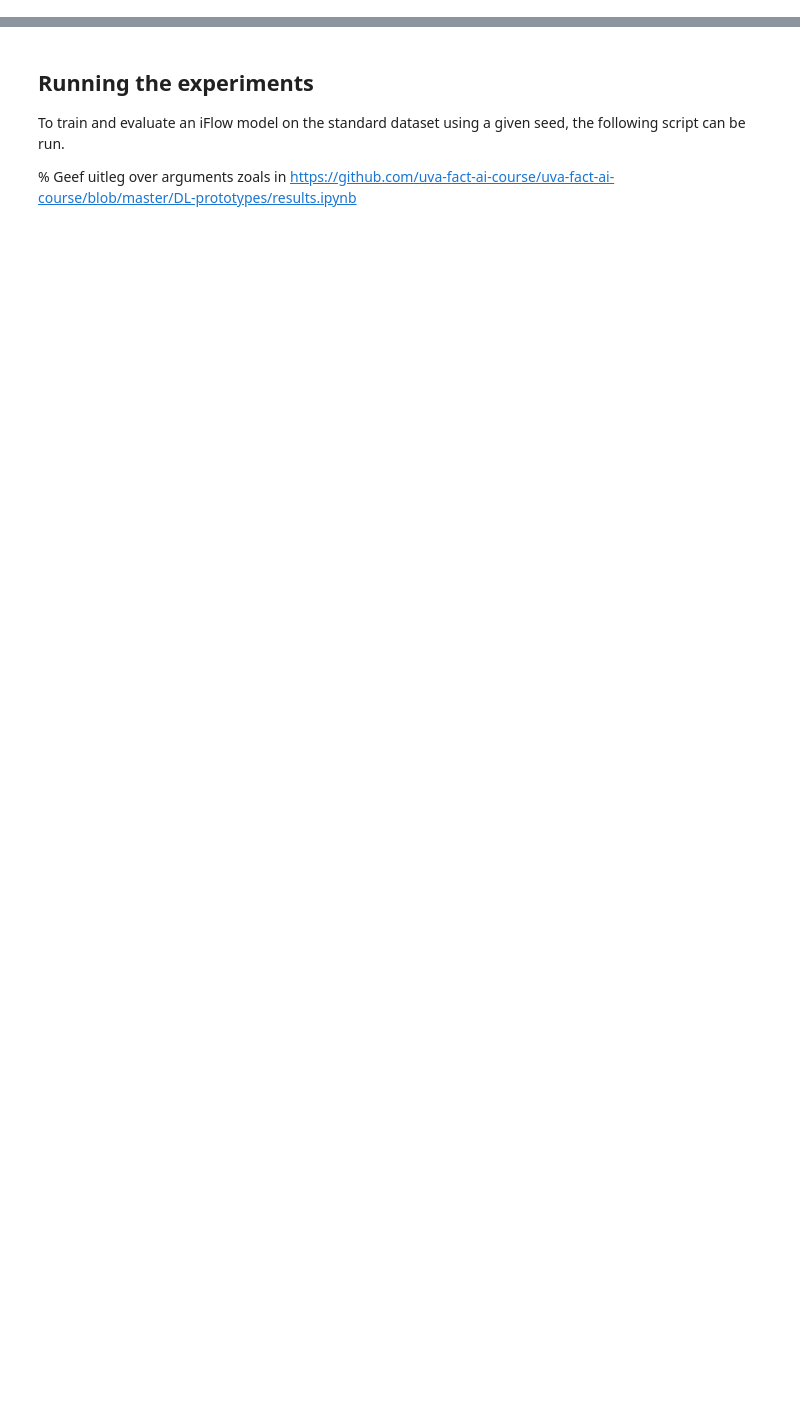
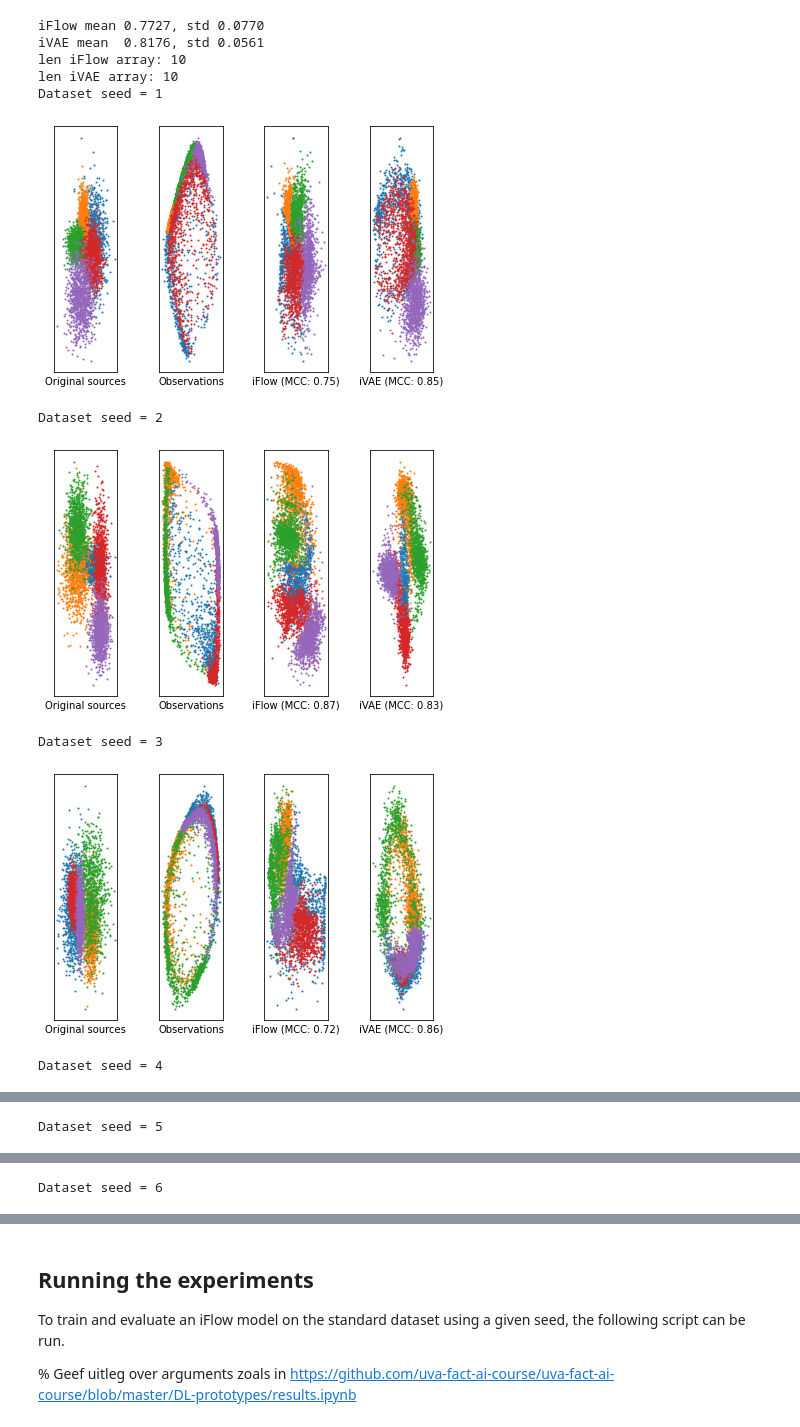
Before and after one commit to TimStolp/iFlow, a Jupyter notebook: results.ipynb, the cells around one changed output, grey strips where cells are left out. Drawn from its saved outputs; the diff is of its cells as text; code cells hidden in the pictures; blank space fills up the shorter version.

```diff
--- a/results.ipynb
+++ b/results.ipynb
@@ -37,0 +47,23 @@ plot_test_performances()
+# %%
+# Arguments for the used 2D dataset is the following string: '1000_5_2_2_3_$seed_gauss_xtanh_u_f'
+# For plotting, seed argument will automatically be replaced by the correct seed (1-10)
+
+iFlow_file = 'iFlow_RQNSF_AG_1000_5_3.txt'
+iVAE_file = 'iVAE_1000_5_3.txt'
+
+seeds = range(1, 11)
+data_args = "1000_5_2_2_3_$seed_gauss_xtanh_u_f"
+
+load_plot_2d(seeds, data_args, iFlow_results_file=iFlow_file, iVAE_results_file=iVAE_file)
+# %% [output]
+iFlow mean 0.7727, std 0.0770
+iVAE mean  0.8176, std 0.0561
+len iFlow array: 10
+len iVAE array: 10
+Dataset seed = 1
+[figure, added]
+Dataset seed = 2
+[figure, added]
+Dataset seed = 3
+[figure, added]
+Dataset seed = 4
@@ -37,0 +71 @@ plot_test_performances()
+Dataset seed = 5
@@ -37,0 +73 @@ plot_test_performances()
+Dataset seed = 6
```
Also changed, not shown: parts of 10 cells of this notebook, 5 other files.
